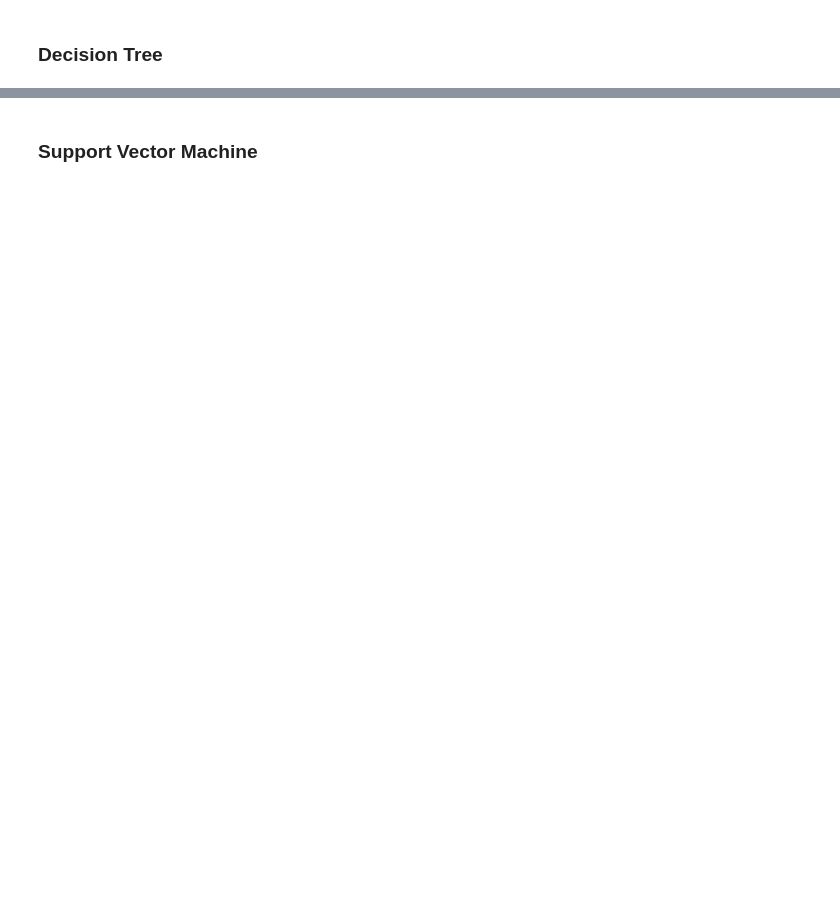
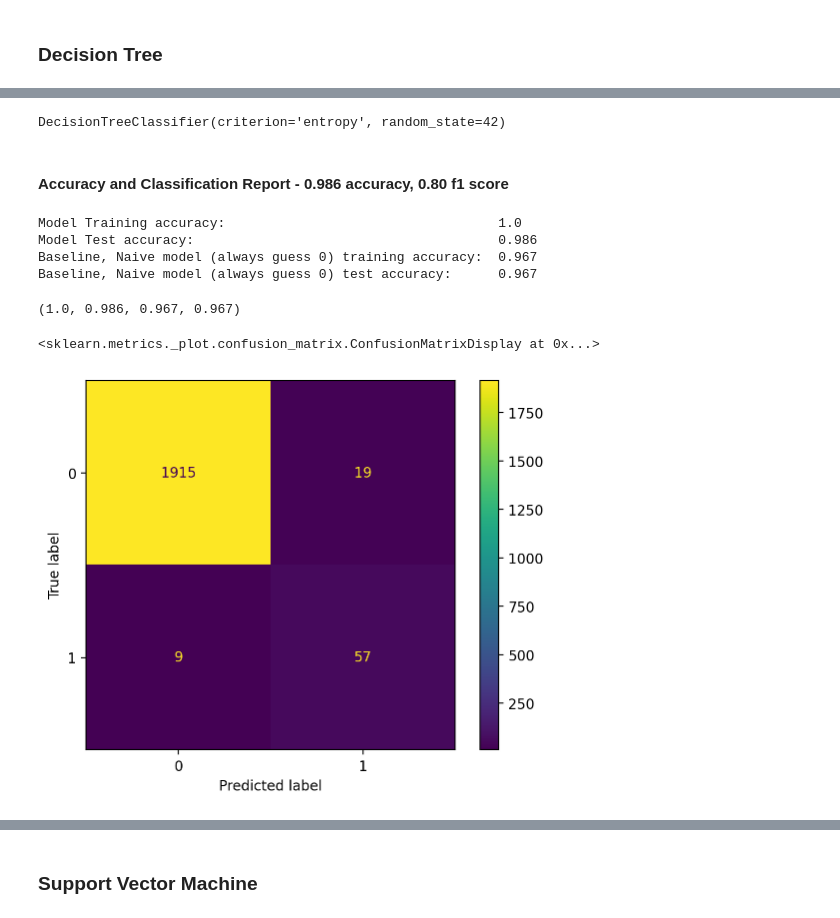
Before and after one commit to ToluAkinlabi/capstone_project_2, a Jupyter notebook: Solution.ipynb, the cells around one changed output, grey strips where cells are left out. Cells and saved outputs as stored; diff of their text form; code cells hidden in the pictures; blank space fills up the shorter version.

```diff
--- a/Solution.ipynb
+++ b/Solution.ipynb
@@ -162,9 +174,7 @@ plt.show()
-# %%
-# Create an Isolation Forest model
-isolation_forest = IsolationForest(contamination=0.05, random_state=42)
-
-# Fit the model to the training data
-isolation_forest.fit(X_map_train)
-
-# Predict anomalies in the test data
-y_pred_iso = isolation_forest.predict(X_map_test)
+# %%
+# Create the classifier, fit it on the training data and make predictions on the test set
+clf = DecisionTreeClassifier(criterion='entropy', random_state=RANDOM_SEED)
+
+clf.fit(X_map_train, y_map_train)
+# %% [output]
+DecisionTreeClassifier(criterion='entropy', random_state=42)
@@ -170,0 +187,17 @@ y_pred_iso = isolation_forest.predict(X_map_test)
+# %% [markdown]
+#### Accuracy and Classification Report - 0.986 accuracy, 0.80 f1 score
+# %%
+util.calculate_and_display_accuracy(clf, X_map_train, y_map_train, X_map_test, y_map_test)
+# %% [output]
+Model Training accuracy:                                   1.0
+Model Test accuracy:                                       0.986
+Baseline, Naive model (always guess 0) training accuracy:  0.967
+Baseline, Naive model (always guess 0) test accuracy:      0.967
+(1.0, 0.986, 0.967, 0.967)
+# %%
+cm = confusion_matrix(y_map_test, y_pred, labels=clf.classes_)
+disp = ConfusionMatrixDisplay(confusion_matrix=cm, display_labels=clf.classes_)
+disp.plot()
+# %% [output]
+<sklearn.metrics._plot.confusion_matrix.ConfusionMatrixDisplay at 0x...>
+[figure, added]
```
Also changed, not shown: parts of 36 cells of this notebook.
